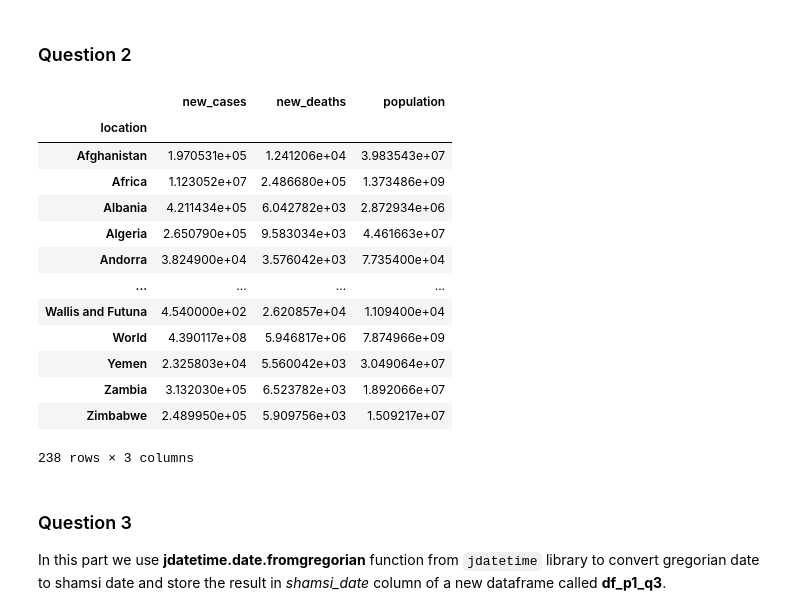
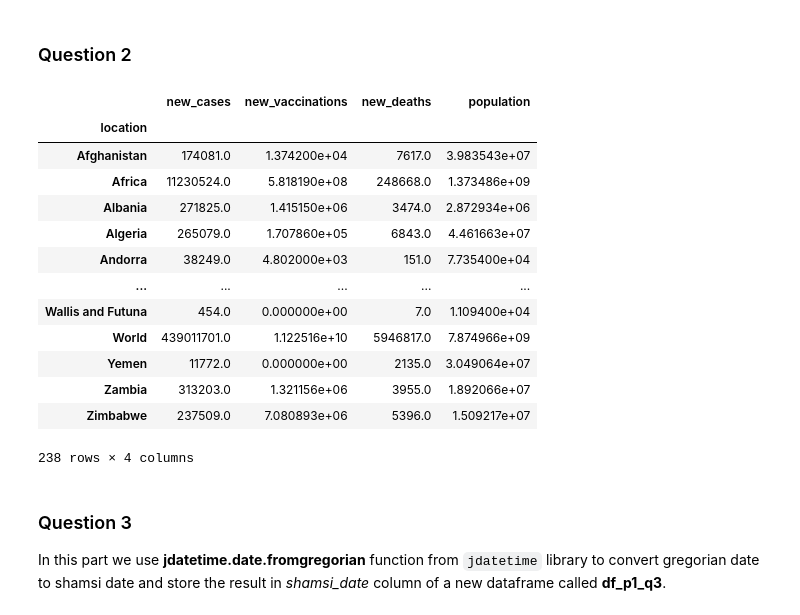
Before and after one commit to mohammadsaadati80/Data-Mining-COVID-19-Analysis, a Jupyter notebook: DM_CA1.ipynb, the cells around one changed output. Cells and saved outputs as stored; diff of their text form; code cells hidden in the pictures.

```diff
--- a/DM_CA1.ipynb
+++ b/DM_CA1.ipynb
@@ -88,7 +90,9 @@ unique_continent = df['continent'].unique()
 for column in df:
     if df[column].isna().sum() > 0:
         if df[column].dtypes != object:
-            if df[column].isna().sum() / df.shape[0] > 0.85:
+            if column[0] == 't' or column[0] == 'n':
+                df[column].fillna(0, inplace=True)
+            elif df[column].isna().sum() / df.shape[0] > 0.9:
                 df[column].fillna(-np.inf, inplace=True)
             else:
                 df[column].fillna(df[column].mean(), inplace=True)
@@ -101,7 +105,7 @@ for column in df:
 #                                         else (df[df['location'] == row['location']]['tests_units'].mode()[0] if pd.isna(row['tests_units'])
 #                                         else row['tests_units']), axis = 1)
 
-#df.to_csv("df_p1_q1.csv")
+df.to_csv("df_p1_q1.csv")
 df.isna().sum()
 # %% [output]
 iso_code                                      0
@@ -135,29 +139,29 @@ Disadvantages : Results may not be accurate - For large amount of NaN data this
 # %%
 pd.reset_option('display.max_rows')
 
-df_p1_q2 = df[["location", "new_cases", "new_deaths"]]
+df_p1_q2 = df[["location", "new_cases", "new_vaccinations", "new_deaths"]]
 df_p1_q2 = df_p1_q2.groupby(by="location").sum()
 
 df_p1_q2_p = df[["location", "population"]]
 df_p1_q2_p = df_p1_q2_p.groupby(by="location").max()
 
 df_p1_q2 = df_p1_q2.join(df_p1_q2_p)
 df_p1_q2
 # %% [output]
-|  | new_cases | new_deaths | population |
-| location |  |  |  |
-| Afghanistan | 1.970531e+05 | 1.241206e+04 | 3.983543e+07 |
-| Africa | 1.123052e+07 | 2.486680e+05 | 1.373486e+09 |
-| Albania | 4.211434e+05 | 6.042782e+03 | 2.872934e+06 |
-| Algeria | 2.650790e+05 | 9.583034e+03 | 4.461663e+07 |
-| Andorra | 3.824900e+04 | 3.576042e+03 | 7.735400e+04 |
-| ... | ... | ... | ... |
-| Wallis and Futuna | 4.540000e+02 | 2.620857e+04 | 1.109400e+04 |
-| World | 4.390117e+08 | 5.946817e+06 | 7.874966e+09 |
-| Yemen | 2.325803e+04 | 5.560042e+03 | 3.049064e+07 |
-| Zambia | 3.132030e+05 | 6.523782e+03 | 1.892066e+07 |
-| Zimbabwe | 2.489950e+05 | 5.909756e+03 | 1.509217e+07 |
+|  | new_cases | new_vaccinations | new_deaths | population |
+| location |  |  |  |  |
+| Afghanistan | 174081.0 | 1.374200e+04 | 7617.0 | 3.983543e+07 |
+| Africa | 11230524.0 | 5.818190e+08 | 248668.0 | 1.373486e+09 |
+| Albania | 271825.0 | 1.415150e+06 | 3474.0 | 2.872934e+06 |
+| Algeria | 265079.0 | 1.707860e+05 | 6843.0 | 4.461663e+07 |
+| Andorra | 38249.0 | 4.802000e+03 | 151.0 | 7.735400e+04 |
+| ... | ... | ... | ... | ... |
+| Wallis and Futuna | 454.0 | 0.000000e+00 | 7.0 | 1.109400e+04 |
+| World | 439011701.0 | 1.122516e+10 | 5946817.0 | 7.874966e+09 |
+| Yemen | 11772.0 | 0.000000e+00 | 2135.0 | 3.049064e+07 |
+| Zambia | 313203.0 | 1.321156e+06 | 3955.0 | 1.892066e+07 |
+| Zimbabwe | 237509.0 | 7.080893e+06 | 5396.0 | 1.509217e+07 |
-238 rows × 3 columns
+238 rows × 4 columns
 # %% [markdown]
 ### Question 3
 In this part we use **jdatetime.date.fromgregorian** function from `jdatetime` library to convert gregorian date to shamsi date and store the result in *shamsi_date* column of a new dataframe called **df_p1_q3**.
```
Also changed, not shown: parts of 14 cells of this notebook.
